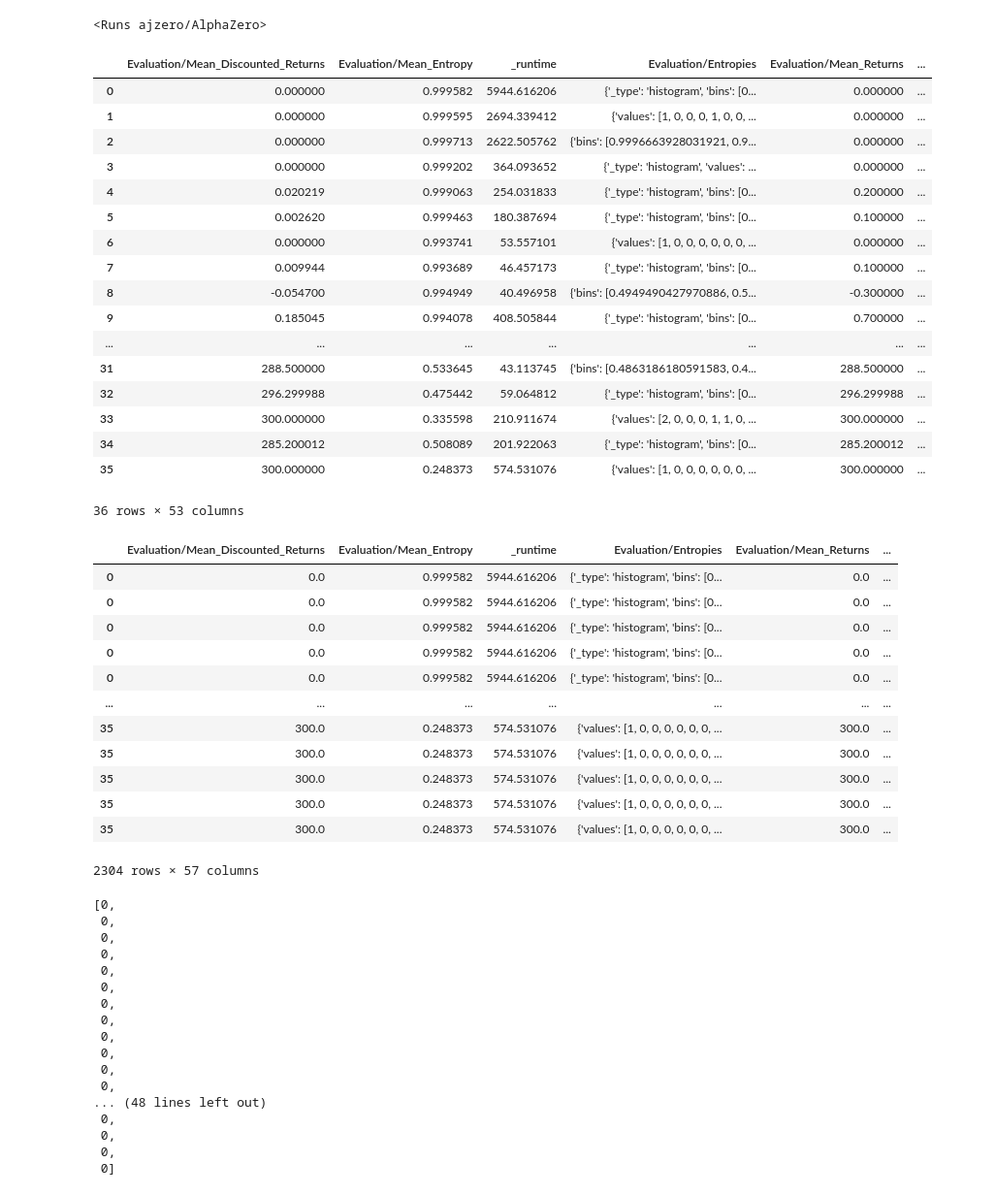
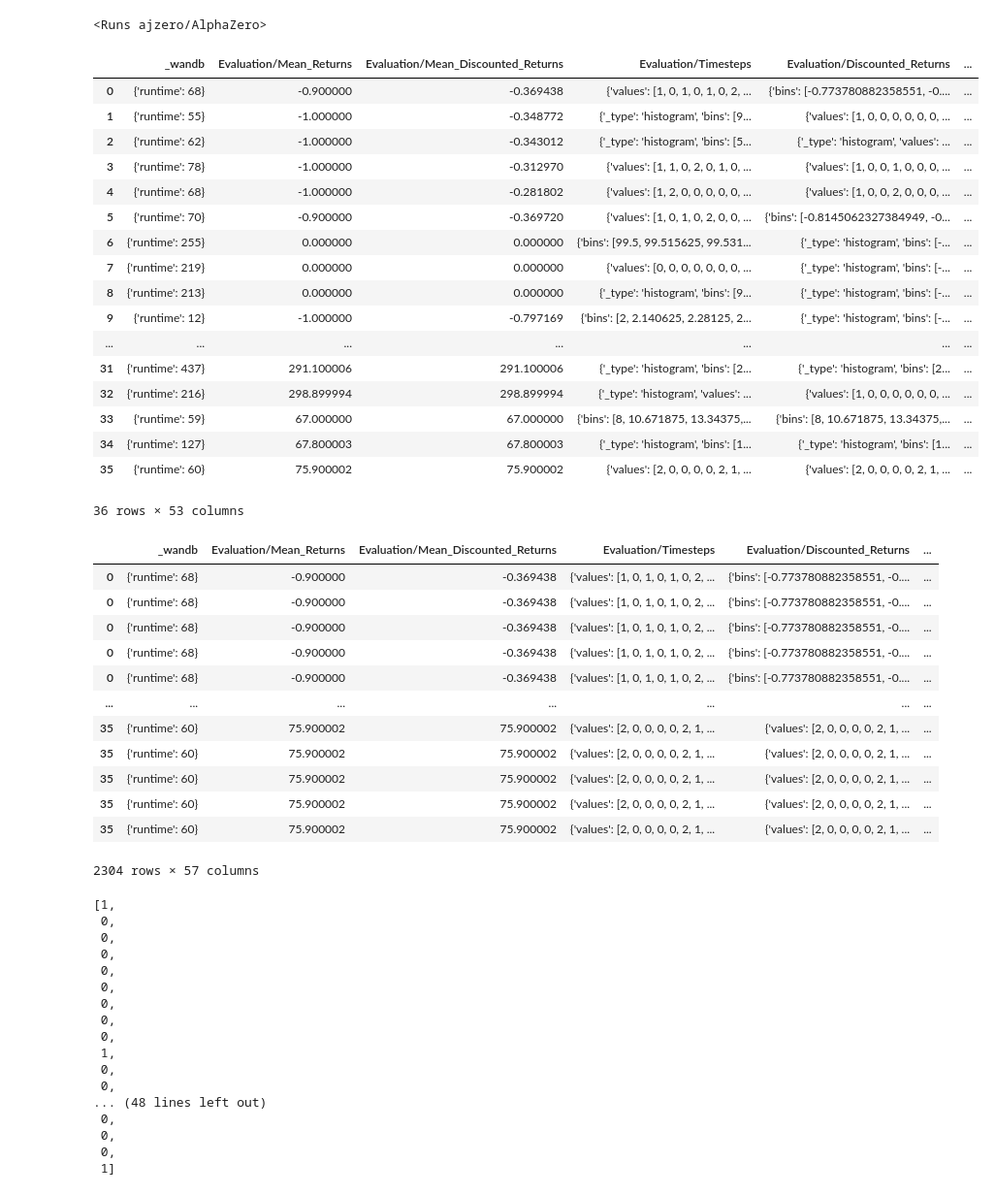
Before and after one commit to albinjal/GeneralAlphaZero, a Jupyter notebook: notebooks/mcts.ipynb, the cells around one changed output. Shown: that part at 97% size. Cells and saved outputs as stored; diff of their text form; code cells hidden in the pictures.

```diff
--- a/notebooks/mcts.ipynb
+++ b/notebooks/mcts.ipynb
@@ -13,7 +13,7 @@ from scipy.interpolate import interp1d
 
 api = wandb.Api()
 entity, project = "ajzero", "AlphaZero"
-tags = ['2024-04-03-12-04-13']
+tags = ['2024-04-03-17-36-39']
 filters = {"tags": {"$in": tags}, "state": "finished"}
 runs = api.runs(entity + "/" + project, filters=filters)
 runs
@@ -21,37 +21,37 @@ runs
 <Runs ajzero/AlphaZero>
 # %%
 # crete a dataframe from runs and summary metrics
-x_metric = "planning_budget"
+x_metric = "eval_temp"
 
 data = []
 for run in tqdm(runs):
     summary = run.summary._json_dict
     config = run.config
     summary.update(config)
     data.append(summary)
 
 df = pd.DataFrame(data)
 df['policy_combination'] = df['tree_evaluation_policy'] + "+" + df['selection_policy']
 
 df
 # %% [output]
-|  | Evaluation/Mean_Discounted_Returns | Evaluation/Mean_Entropy | _runtime | Evaluation/Entropies | Evaluation/Mean_Returns | ... |
-| 0 | 0.000000 | 0.999582 | 5944.616206 | {'_type': 'histogram', 'bins': [0... | 0.000000 | ... |
-| 1 | 0.000000 | 0.999595 | 2694.339412 | {'values': [1, 0, 0, 0, 1, 0, 0, ... | 0.000000 | ... |
-| 2 | 0.000000 | 0.999713 | 2622.505762 | {'bins': [0.9996663928031921, 0.9... | 0.000000 | ... |
-| 3 | 0.000000 | 0.999202 | 364.093652 | {'_type': 'histogram', 'values': ... | 0.000000 | ... |
-| 4 | 0.020219 | 0.999063 | 254.031833 | {'_type': 'histogram', 'bins': [0... | 0.200000 | ... |
-| 5 | 0.002620 | 0.999463 | 180.387694 | {'_type': 'histogram', 'bins': [0... | 0.100000 | ... |
-| 6 | 0.000000 | 0.993741 | 53.557101 | {'values': [1, 0, 0, 0, 0, 0, 0, ... | 0.000000 | ... |
-| 7 | 0.009944 | 0.993689 | 46.457173 | {'_type': 'histogram', 'bins': [0... | 0.100000 | ... |
-| 8 | -0.054700 | 0.994949 | 40.496958 | {'bins': [0.4949490427970886, 0.5... | -0.300000 | ... |
-| 9 | 0.185045 | 0.994078 | 408.505844 | {'_type': 'histogram', 'bins': [0... | 0.700000 | ... |
+|  | _wandb | Evaluation/Mean_Returns | Evaluation/Mean_Discounted_Returns | Evaluation/Timesteps | Evaluation/Discounted_Returns | ... |
+| 0 | {'runtime': 68} | -0.900000 | -0.369438 | {'values': [1, 0, 1, 0, 1, 0, 2, ... | {'bins': [-0.773780882358551, -0.... | ... |
+| 1 | {'runtime': 55} | -1.000000 | -0.348772 | {'_type': 'histogram', 'bins': [9... | {'values': [1, 0, 0, 0, 0, 0, 0, ... | ... |
+| 2 | {'runtime': 62} | -1.000000 | -0.343012 | {'_type': 'histogram', 'bins': [5... | {'_type': 'histogram', 'values': ... | ... |
+| 3 | {'runtime': 78} | -1.000000 | -0.312970 | {'values': [1, 1, 0, 2, 0, 1, 0, ... | {'values': [1, 0, 0, 1, 0, 0, 0, ... | ... |
+| 4 | {'runtime': 68} | -1.000000 | -0.281802 | {'values': [1, 2, 0, 0, 0, 0, 0, ... | {'values': [1, 0, 0, 2, 0, 0, 0, ... | ... |
+| 5 | {'runtime': 70} | -0.900000 | -0.369720 | {'values': [1, 0, 1, 0, 2, 0, 0, ... | {'bins': [-0.8145062327384949, -0... | ... |
+| 6 | {'runtime': 255} | 0.000000 | 0.000000 | {'bins': [99.5, 99.515625, 99.531... | {'_type': 'histogram', 'bins': [-... | ... |
+| 7 | {'runtime': 219} | 0.000000 | 0.000000 | {'values': [0, 0, 0, 0, 0, 0, 0, ... | {'_type': 'histogram', 'bins': [-... | ... |
+| 8 | {'runtime': 213} | 0.000000 | 0.000000 | {'_type': 'histogram', 'bins': [9... | {'_type': 'histogram', 'bins': [-... | ... |
+| 9 | {'runtime': 12} | -1.000000 | -0.797169 | {'bins': [2, 2.140625, 2.28125, 2... | {'_type': 'histogram', 'bins': [-... | ... |
 | ... | ... | ... | ... | ... | ... | ... |
-| 31 | 288.500000 | 0.533645 | 43.113745 | {'bins': [0.4863186180591583, 0.4... | 288.500000 | ... |
-| 32 | 296.299988 | 0.475442 | 59.064812 | {'_type': 'histogram', 'bins': [0... | 296.299988 | ... |
-| 33 | 300.000000 | 0.335598 | 210.911674 | {'values': [2, 0, 0, 0, 1, 1, 0, ... | 300.000000 | ... |
-| 34 | 285.200012 | 0.508089 | 201.922063 | {'_type': 'histogram', 'bins': [0... | 285.200012 | ... |
-| 35 | 300.000000 | 0.248373 | 574.531076 | {'values': [1, 0, 0, 0, 0, 0, 0, ... | 300.000000 | ... |
+| 31 | {'runtime': 437} | 291.100006 | 291.100006 | {'_type': 'histogram', 'bins': [2... | {'_type': 'histogram', 'bins': [2... | ... |
+| 32 | {'runtime': 216} | 298.899994 | 298.899994 | {'_type': 'histogram', 'values': ... | {'values': [1, 0, 0, 0, 0, 0, 0, ... | ... |
+| 33 | {'runtime': 59} | 67.000000 | 67.000000 | {'bins': [8, 10.671875, 13.34375,... | {'bins': [8, 10.671875, 13.34375,... | ... |
+| 34 | {'runtime': 127} | 67.800003 | 67.800003 | {'_type': 'histogram', 'bins': [1... | {'_type': 'histogram', 'bins': [1... | ... |
+| 35 | {'runtime': 60} | 75.900002 | 75.900002 | {'values': [2, 0, 0, 0, 0, 2, 1, ... | {'values': [2, 0, 0, 0, 0, 2, 1, ... | ... |
 36 rows × 53 columns
 # %%
 def split_histogram_cols(df: pd.DataFrame) -> pd.DataFrame:
@@ -79,25 +79,25 @@ def split_histogram_cols(df: pd.DataFrame) -> pd.DataFrame:
 split_df = split_histogram_cols(df)
 split_df
 # %% [output]
-|  | Evaluation/Mean_Discounted_Returns | Evaluation/Mean_Entropy | _runtime | Evaluation/Entropies | Evaluation/Mean_Returns | ... |
-| 0 | 0.0 | 0.999582 | 5944.616206 | {'_type': 'histogram', 'bins': [0... | 0.0 | ... |
-| 0 | 0.0 | 0.999582 | 5944.616206 | {'_type': 'histogram', 'bins': [0... | 0.0 | ... |
-| 0 | 0.0 | 0.999582 | 5944.616206 | {'_type': 'histogram', 'bins': [0... | 0.0 | ... |
-| 0 | 0.0 | 0.999582 | 5944.616206 | {'_type': 'histogram', 'bins': [0... | 0.0 | ... |
-| 0 | 0.0 | 0.999582 | 5944.616206 | {'_type': 'histogram', 'bins': [0... | 0.0 | ... |
+|  | _wandb | Evaluation/Mean_Returns | Evaluation/Mean_Discounted_Returns | Evaluation/Timesteps | Evaluation/Discounted_Returns | ... |
+| 0 | {'runtime': 68} | -0.900000 | -0.369438 | {'values': [1, 0, 1, 0, 1, 0, 2, ... | {'bins': [-0.773780882358551, -0.... | ... |
+| 0 | {'runtime': 68} | -0.900000 | -0.369438 | {'values': [1, 0, 1, 0, 1, 0, 2, ... | {'bins': [-0.773780882358551, -0.... | ... |
+| 0 | {'runtime': 68} | -0.900000 | -0.369438 | {'values': [1, 0, 1, 0, 1, 0, 2, ... | {'bins': [-0.773780882358551, -0.... | ... |
+| 0 | {'runtime': 68} | -0.900000 | -0.369438 | {'values': [1, 0, 1, 0, 1, 0, 2, ... | {'bins': [-0.773780882358551, -0.... | ... |
+| 0 | {'runtime': 68} | -0.900000 | -0.369438 | {'values': [1, 0, 1, 0, 1, 0, 2, ... | {'bins': [-0.773780882358551, -0.... | ... |
 | ... | ... | ... | ... | ... | ... | ... |
-| 35 | 300.0 | 0.248373 | 574.531076 | {'values': [1, 0, 0, 0, 0, 0, 0, ... | 300.0 | ... |
-| 35 | 300.0 | 0.248373 | 574.531076 | {'values': [1, 0, 0, 0, 0, 0, 0, ... | 300.0 | ... |
-| 35 | 300.0 | 0.248373 | 574.531076 | {'values': [1, 0, 0, 0, 0, 0, 0, ... | 300.0 | ... |
-| 35 | 300.0 | 0.248373 | 574.531076 | {'values': [1, 0, 0, 0, 0, 0, 0, ... | 300.0 | ... |
-| 35 | 300.0 | 0.248373 | 574.531076 | {'values': [1, 0, 0, 0, 0, 0, 0, ... | 300.0 | ... |
+| 35 | {'runtime': 60} | 75.900002 | 75.900002 | {'values': [2, 0, 0, 0, 0, 2, 1, ... | {'values': [2, 0, 0, 0, 0, 2, 1, ... | ... |
+| 35 | {'runtime': 60} | 75.900002 | 75.900002 | {'values': [2, 0, 0, 0, 0, 2, 1, ... | {'values': [2, 0, 0, 0, 0, 2, 1, ... | ... |
+| 35 | {'runtime': 60} | 75.900002 | 75.900002 | {'values': [2, 0, 0, 0, 0, 2, 1, ... | {'values': [2, 0, 0, 0, 0, 2, 1, ... | ... |
+| 35 | {'runtime': 60} | 75.900002 | 75.900002 | {'values': [2, 0, 0, 0, 0, 2, 1, ... | {'values': [2, 0, 0, 0, 0, 2, 1, ... | ... |
+| 35 | {'runtime': 60} | 75.900002 | 75.900002 | {'values': [2, 0, 0, 0, 0, 2, 1, ... | {'values': [2, 0, 0, 0, 0, 2, 1, ... | ... |
 2304 rows × 57 columns
 # %%
 hist_dict = df.iloc[0]["Evaluation/Discounted_Returns"]
 # convert histogram to numpy array with values by mapping bins to values
 hist_dict["values"]
 # %% [output]
-[0,
+[1,
  0,
  0,
  0,
@@ -106,14 +106,14 @@ hist_dict["values"]
  0,
  0,
  0,
- 0,
+ 1,
  0,
  0,
 ... (48 lines left out)
  0,
  0,
  0,
- 0]
+ 1]
 # %%
 metrics = ['Evaluation/Mean_Discounted_Returns', 'Evaluation/Mean_Entropy', 'Evaluation/Mean_Returns']
 metric = metrics[0]
```
Also changed, not shown: parts of 2 cells of this notebook, 2 other files.
